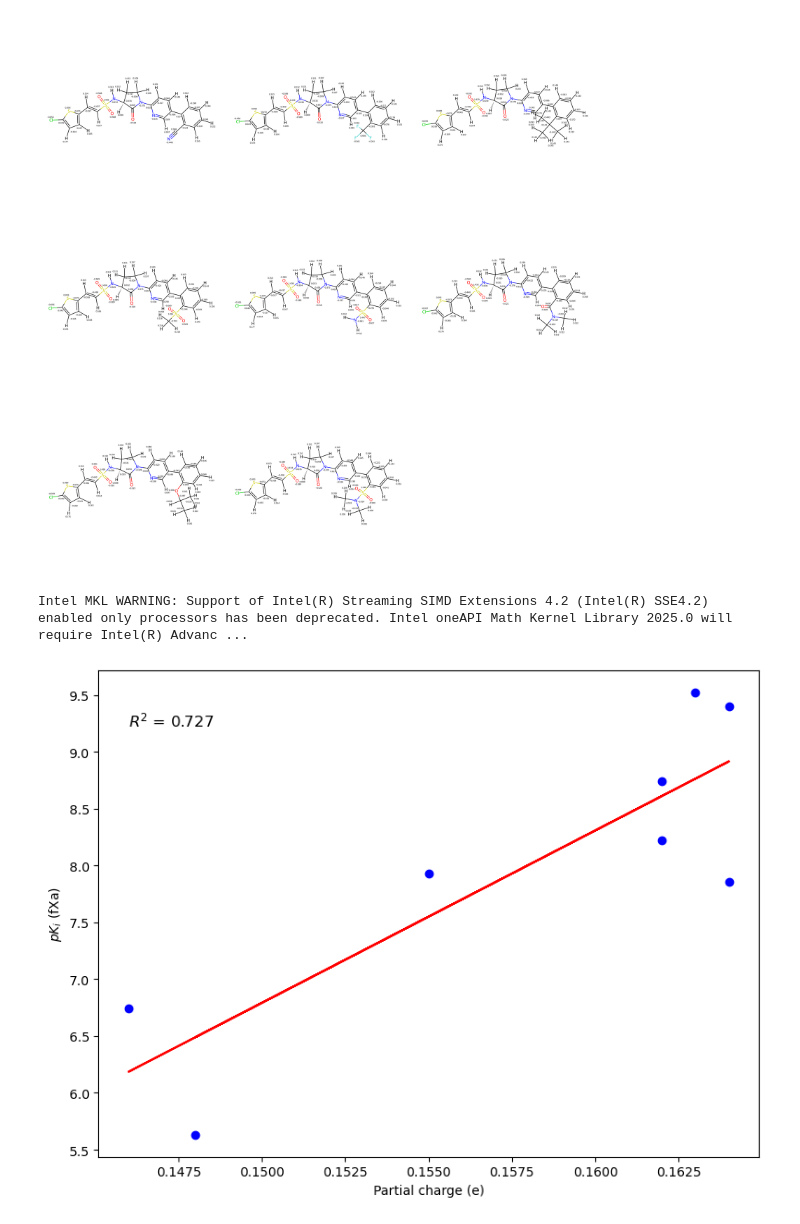
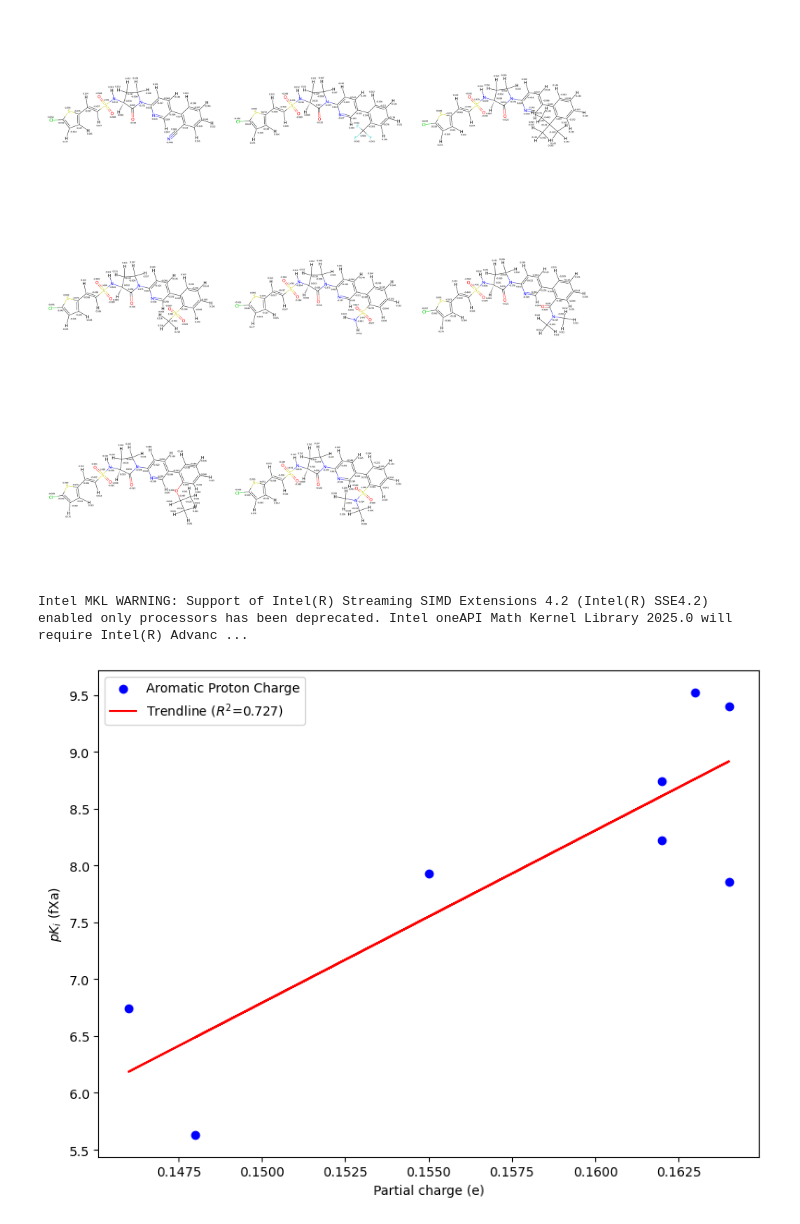
Before and after one commit to bismuthadams1/charge_paper, a Jupyter notebook: medchem_explorations/fXa/plot_partial_charges.ipynb, the cells around one changed output. Drawn from its saved outputs; the diff is of its cells as text; code cells hidden in the pictures.

```diff
--- a/medchem_explorations/fXa/plot_partial_charges.ipynb
+++ b/medchem_explorations/fXa/plot_partial_charges.ipynb
@@ -42,33 +43,36 @@ img
 # %%
 import pandas as pd
 import matplotlib.pyplot as plt
 import numpy as np
 from scipy.stats import linregress
 
-# Your CSV data
+# Read data
 data = pd.read_csv("MedChem Results - fxa.csv")
 
 # Extract x and y
 x = data['h-charge']
 y = data['pfxa']
 
 # Perform linear regression
-slope, intercept, r_value, p_value, std_err = linregress(x, y)
+slope, intercept, r_value, _, _ = linregress(x, y)
 line = slope * x + intercept
 
 # Plot
 plt.figure(figsize=(8, 6))
-plt.scatter(x, y, color='blue', label='Data points')
-plt.plot(x, line, color='red', label=f'Trendline: y={slope:.2f}x+{intercept:.2f}')
-plt.text(min(x), max(y)-0.3, f'$R^2$ = {r_value**2:.3f}', fontsize=12)
+plt.scatter(x, y, color='blue', label='Aromatic Proton Charge')
+
+# Plot trendline with equation and R² in legend
+label = f'Trendline ($R^2$={r_value**2:.3f})'
+plt.plot(x, line, color='red', label=label)
 
 # Labels
 plt.xlabel('Partial charge (e)')
 plt.ylabel('$pK_i$ (fXa)')
+plt.legend()
 plt.tight_layout()
 plt.savefig('fXa charge plot.png', dpi=300)
 
 plt.show()
 # %% [output]
 Intel MKL WARNING: Support of Intel(R) Streaming SIMD Extensions 4.2 (Intel(R) SSE4.2) enabled only processors has been deprecated. Intel oneAPI Math Kernel Library 2025.0 will require Intel(R) Advanc ...
-[figure, old version]
+[figure, new version]
```
Also changed, not shown: parts of 3 cells of this notebook, 6 other files.
